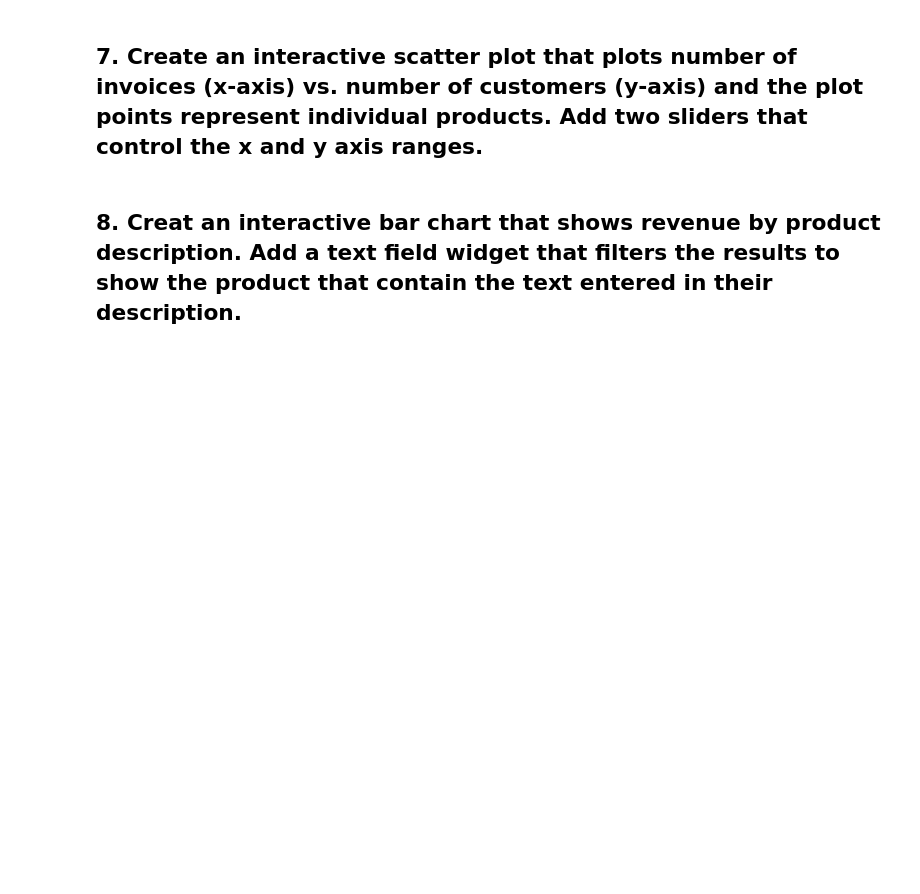
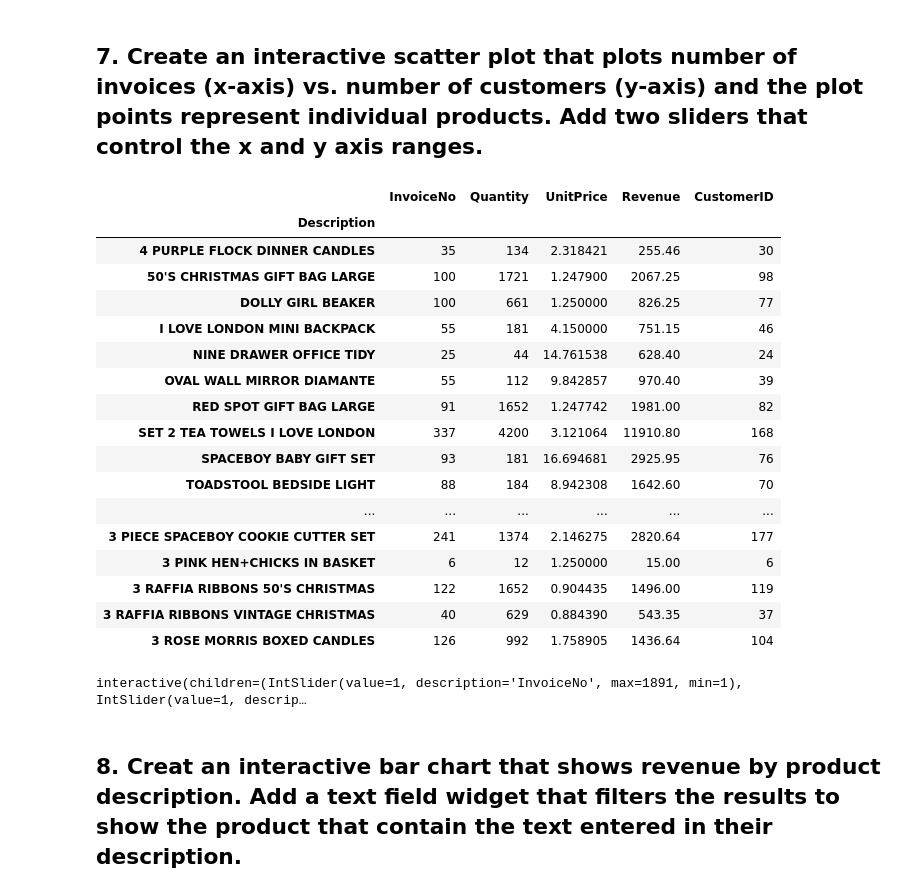
Before and after one commit to ta-datapt-bcn/lab-interactive-visualization, a Jupyter notebook: your-code/main.ipynb, the cells around one changed output. Drawn from its saved outputs; the diff is of its cells as text; code cells hidden in the pictures; blank space fills up the shorter version.

Commit message:
interactive visualisation lab done

```diff
--- a/your-code/main.ipynb
+++ b/your-code/main.ipynb
@@ -47,3 +190,24 @@ agg_func = {'InvoiceNo':'nunique',
             'CustomerID':'nunique'}
 
 products = uk.groupby('Description').agg(agg_func)
+# %%
+products.head(50)
+# %% [output]
+|  | InvoiceNo | Quantity | UnitPrice | Revenue | CustomerID |
+| Description |  |  |  |  |  |
+| 4 PURPLE FLOCK DINNER CANDLES | 35 | 134 | 2.318421 | 255.46 | 30 |
+| 50'S CHRISTMAS GIFT BAG LARGE | 100 | 1721 | 1.247900 | 2067.25 | 98 |
+| DOLLY GIRL BEAKER | 100 | 661 | 1.250000 | 826.25 | 77 |
+| I LOVE LONDON MINI BACKPACK | 55 | 181 | 4.150000 | 751.15 | 46 |
+| NINE DRAWER OFFICE TIDY | 25 | 44 | 14.761538 | 628.40 | 24 |
+| OVAL WALL MIRROR DIAMANTE | 55 | 112 | 9.842857 | 970.40 | 39 |
+| RED SPOT GIFT BAG LARGE | 91 | 1652 | 1.247742 | 1981.00 | 82 |
+| SET 2 TEA TOWELS I LOVE LONDON | 337 | 4200 | 3.121064 | 11910.80 | 168 |
+| SPACEBOY BABY GIFT SET | 93 | 181 | 16.694681 | 2925.95 | 76 |
+| TOADSTOOL BEDSIDE LIGHT | 88 | 184 | 8.942308 | 1642.60 | 70 |
+| ... | ... | ... | ... | ... | ... |
+| 3 PIECE SPACEBOY COOKIE CUTTER SET | 241 | 1374 | 2.146275 | 2820.64 | 177 |
+| 3 PINK HEN+CHICKS IN BASKET | 6 | 12 | 1.250000 | 15.00 | 6 |
+| 3 RAFFIA RIBBONS 50'S CHRISTMAS | 122 | 1652 | 0.904435 | 1496.00 | 119 |
+| 3 RAFFIA RIBBONS VINTAGE CHRISTMAS | 40 | 629 | 0.884390 | 543.35 | 37 |
+| 3 ROSE MORRIS BOXED CANDLES | 126 | 992 | 1.758905 | 1436.64 | 104 |
@@ -50,2 +216,8 @@ products = uk.groupby('Description').agg(agg_func)
+# %%
+@interact(InvoiceNo=IntSlider(min=products.InvoiceNo.min(), max=products.InvoiceNo.max(), step=1,value=1), CustomerID=IntSlider(min=products.CustomerID.min(), max=products.CustomerID.max(), step=1,value=1))
+def scatter(InvoiceNo,CustomerID):
+    sns.relplot(data =products[(products.InvoiceNo == InvoiceNo) & (products.CustomerID == CustomerID)],x="InvoiceNo", y="CustomerID")
+# %% [output]
+interactive(children=(IntSlider(value=1, description='InvoiceNo', max=1891, min=1), IntSlider(value=1, descrip…
 # %% [markdown]
 ## 8. Creat an interactive bar chart that shows revenue by product description. Add a text field widget that filters the results to show the product that contain the text entered in their description.
```
Also changed, not shown: parts of 24 cells of this notebook, 2 other files.
